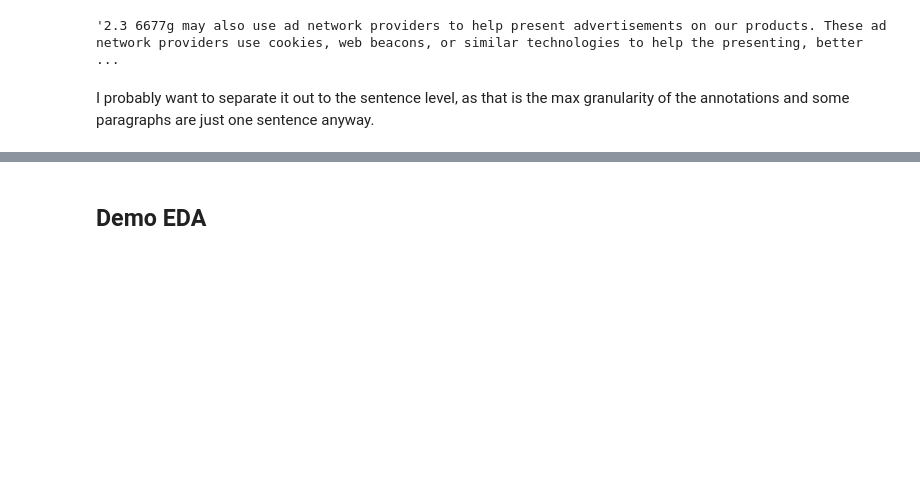
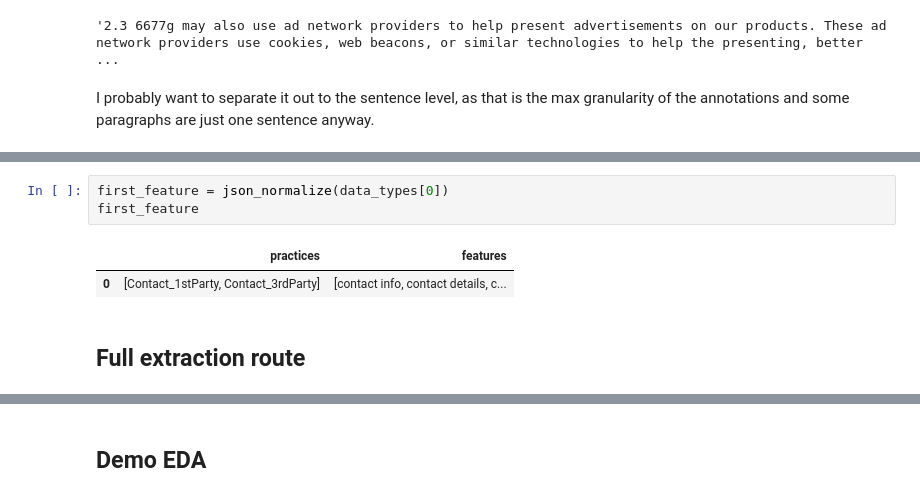
Before and after one commit to calhinchcliffe/nlp_privacy_policies, a Jupyter notebook: EDA and Modelling/4_capstone_work_modelling.ipynb, the cells around one changed output, grey strips where cells are left out. Drawn from its saved outputs; the diff is of its cells as text; blank space fills up the shorter version.

```diff
--- a/EDA and Modelling/4_capstone_work_modelling.ipynb
+++ b/EDA and Modelling/4_capstone_work_modelling.ipynb
@@ -146,0 +172,8 @@ I probably want to separate it out to the sentence level, as that is the max gra
+# %%
+first_feature = json_normalize(data_types[0])
+first_feature
+# %% [output]
+|  | practices | features |
+| 0 | [Contact_1stParty, Contact_3rdParty] | [contact info, contact details, c... |
+# %% [markdown]
+## Full extraction route
```
Also changed, not shown: parts of 23 cells of this notebook, 1 other file.
